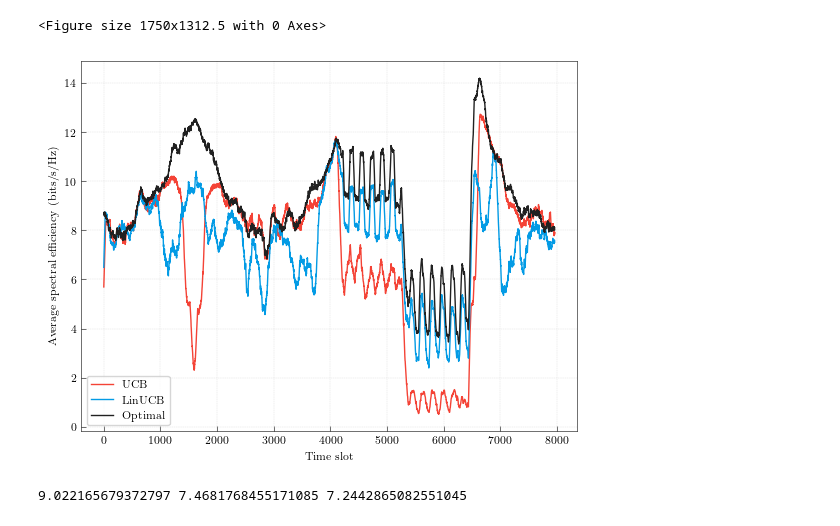
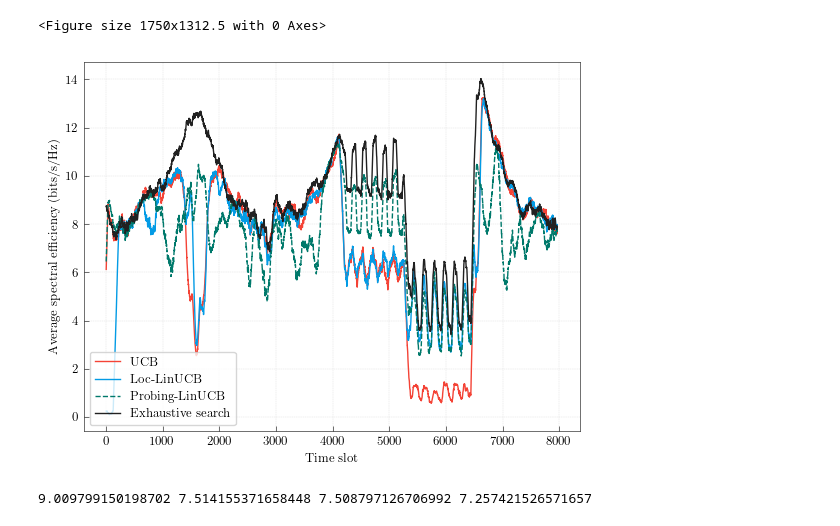
Before and after one commit to SonDinhVan/beam_training_contextual_bandits_THz, a Jupyter notebook: notebooks/analysis.ipynb, the cells around one changed output. Saved outputs shown, nothing was run; the diff lists cells and outputs as text; code cells hidden in the pictures.

```diff
--- a/notebooks/analysis.ipynb
+++ b/notebooks/analysis.ipynb
@@ -50,8 +50,14 @@ UE = node.TRANSCEIVER(x=None, y=None, N=N_u, P=None, M=M_u)
 UE.construct_DFT_codebook(q=3)
 
 s = system.System(BS=BS, UE=UE, H=H, loc=loc)
+# %%
+loc_linucb = s.calc_SE_using_LinUCB(delta=0.02)
+average_loc_linucb = s.calc_average_SE(loc_linucb, w=100)
 # %%
-with open('../data/probing', 'rb') as fp:
+with open('../data/probing_data_bs_5_140_ghz', 'rb') as fp:
     probing = pickle.load(fp)
 
 s.loc = probing
+
+prob_linucb = s.calc_SE_using_LinUCB(delta=0.02, d=4)
+average_prob_linucb = s.calc_average_SE(prob_linucb, w=100)
@@ -83,5 +65,5 @@ average_lin_ucb = s.calc_average_SE(lin_ucb, w=100)
 optimal_SE = s.calc_optimal_SE()
 average_optimal_SE = s.calc_average_SE(optimal_SE, w=100)
 # %%
-ucb = s.calc_SE_using_UCB(delta=0.05)
+ucb = s.calc_SE_using_UCB(delta=0.02)
 average_ucb = s.calc_average_SE(ucb, w=100)
@@ -111,8 +75,8 @@ plt.figure(figsize=(3.5, 2.625), dpi=500)
 plt.rcParams['font.family'] = 'Times New Roman'
 plt.rcParams['mathtext.fontset'] = 'dejavuserif'
 plt.rcParams['text.usetex'] = True
-plt.rcParams['font.size'] = 8
-plt.rcParams['legend.fontsize'] = 8
+plt.rcParams['font.size'] = 9
+plt.rcParams['legend.fontsize'] = 9
 
 #Setup for tick and axes and more
 plt.rcParams['xtick.minor.visible'] = False
@@ -126,23 +90,24 @@ plt.rcParams['axes.linewidth'] = 0.4
 <Figure size 1750x1312.5 with 0 Axes>
 # %%
 plt.plot(average_ucb, color='#F44336', linewidth='1', label='UCB')
-plt.plot(average_lin_ucb_probing, color='#039BE5', linewidth='1', label='LinUCB')
-plt.plot(average_optimal_SE, color='#212121', linewidth='1', label='Optimal')
+plt.plot(average_loc_linucb, color='#039BE5', linewidth='1', label='Loc-LinUCB')
+plt.plot(average_prob_linucb, color='#00796B', linewidth='1', linestyle='--', label='Probing-LinUCB')
+plt.plot(average_optimal_SE, color='#212121', linewidth='1', label='Exhaustive search')
 
 plt.legend(loc='lower left')
 plt.xlabel('Time slot')
 plt.ylabel('Average spectral efficiency (bits/s/Hz)')
 plt.grid(color='gainsboro', linestyle='--', linewidth=0.3)
 
 
 plt.savefig("real_time_benchmark.pdf")
 plt.show()
 # %% [output]
-[figure, old version]
+[figure, new version]
 # %%
-print(np.mean(optimal_SE), np.mean(lin_ucb_probing), np.mean(ucb))
+print(np.mean(optimal_SE), np.mean(loc_linucb), np.mean(prob_linucb), np.mean(ucb))
 # %% [output]
-9.022165679372797 7.4681768455171085 7.2442865082551045
+9.009799150198702 7.514155371658448 7.508797126706992 7.257421526571657
 # %%
 def cdf(arr: np.array) -> list:
 
```
Also changed, not shown: parts of 4 cells of this notebook, 1 other file.
